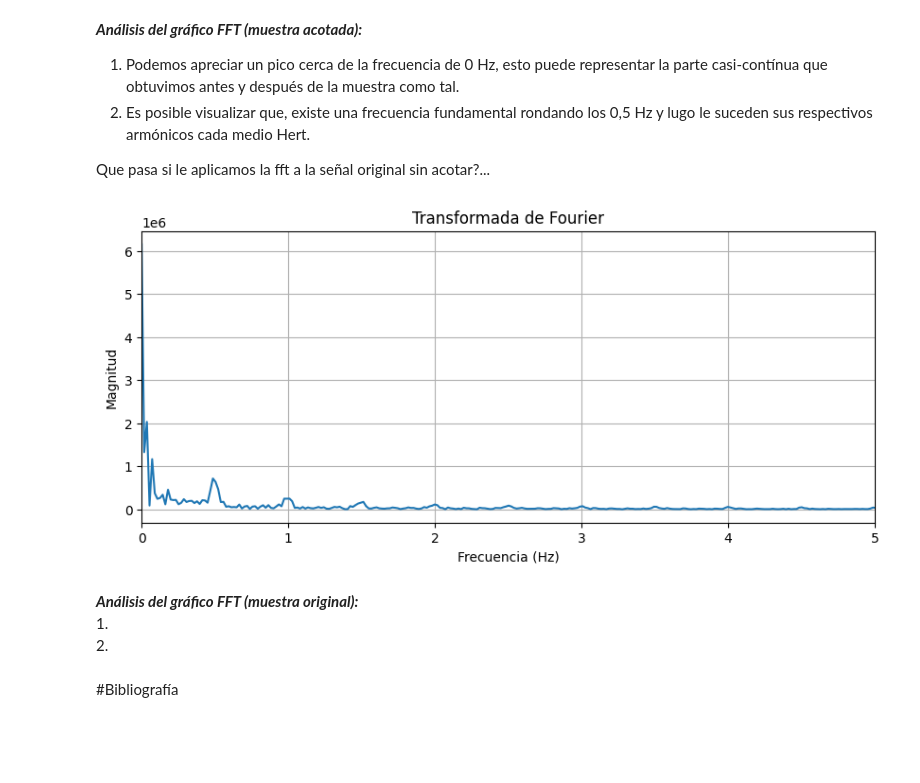
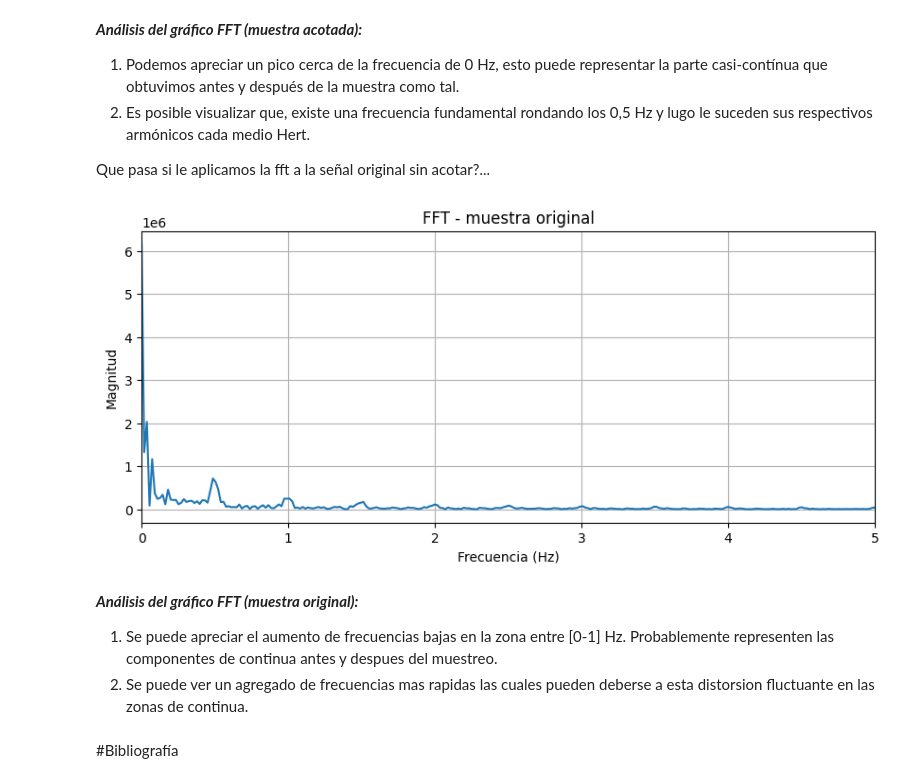
Before and after one commit to alex20022000/Signal_Processing_Project_Ciani-Dalle_Rive_Prieto, a Jupyter notebook: 01_Signal_Processing_Ciani+Dalle_Rive_Prieto.ipynb, the cells around one changed output. Cells and saved outputs as stored; diff of their text form; code cells hidden in the pictures; blank space fills up the shorter version.

```diff
--- a/01_Signal_Processing_Ciani+Dalle_Rive_Prieto.ipynb
+++ b/01_Signal_Processing_Ciani+Dalle_Rive_Prieto.ipynb
@@ -192,13 +204,19 @@ fft(ldr_acot, fs, xlim=(0,5), ylim=None, xlabel='Frecuencia (Hz)', ylabel='Magni
 
 Que pasa si le aplicamos la fft a la señal original sin acotar?...
 # %%
-fft(ldr_data, fs, xlim=(0,5), ylim=None, xlabel='Frecuencia (Hz)', ylabel='Magnitud', titulo='Transformada de Fourier', grid=True)
+fft(ldr_data,
+    fs, xlim=(0,5),
+    ylim=None,
+    xlabel='Frecuencia (Hz)',
+    ylabel='Magnitud',
+    titulo='FFT - muestra original',
+    grid=True)
 # %% [output]
-[figure, old version]
+[figure, new version]
-# %% [markdown]
-***Análisis del gráfico FFT (muestra original):***
-1.
-2.
+# %% [markdown]
+***Análisis del gráfico FFT (muestra original):***
+1. Se puede apreciar el aumento de frecuencias bajas en la zona entre [0-1] Hz. Probablemente representen las componentes de continua antes y despues del muestreo.
+2. Se puede ver un agregado de frecuencias mas rapidas las cuales pueden deberse a esta distorsion fluctuante en las zonas de continua.
 # %% [markdown]
 #Bibliografía
 # %% [markdown]
```
Also changed, not shown: parts of 3 cells of this notebook.
